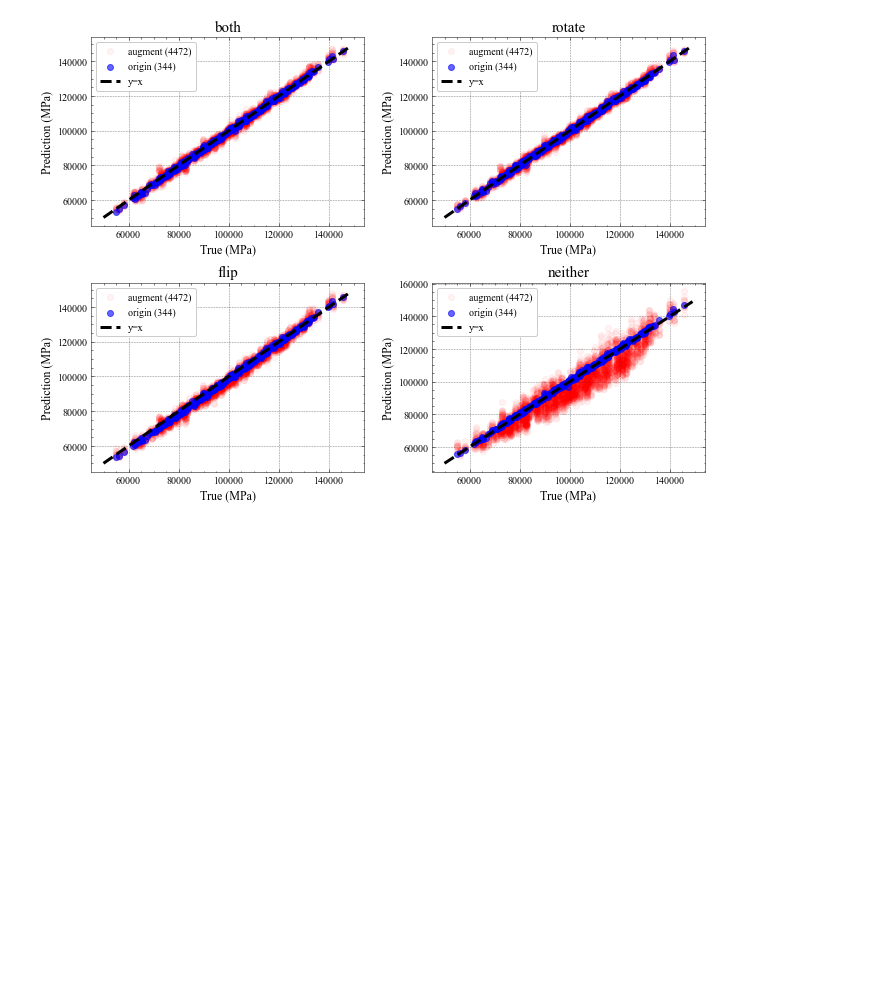
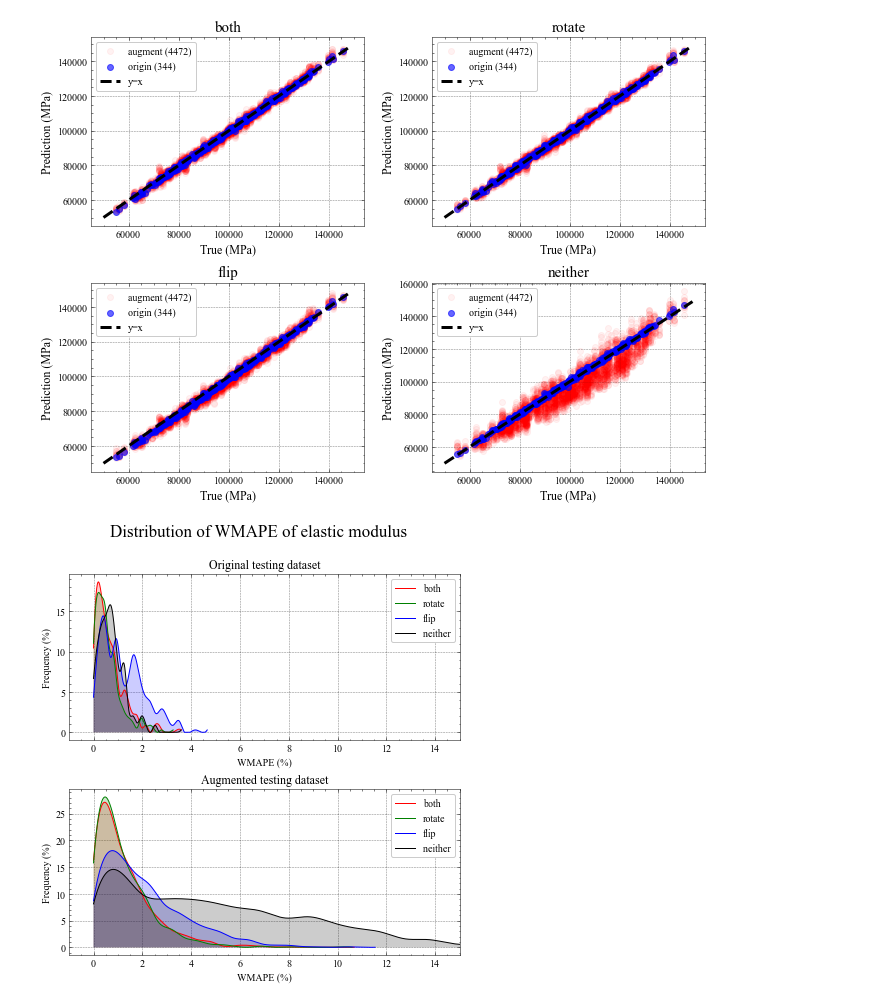
Before and after one commit to Diouo/Ni-YSZ_CNN, a Jupyter notebook: codes/rebuttal.ipynb, the cells around one changed output. Saved outputs shown, nothing was run; the diff lists cells and outputs as text; code cells hidden in the pictures; blank space fills up the shorter version.

Commit message:
join the original test

```diff
--- a/codes/rebuttal.ipynb
+++ b/codes/rebuttal.ipynb
@@ -226,0 +285,59 @@ show_mae_scatter(test_x, test_y)
+# %%
+# 画MAPE分布图
+def show_wmape_density():
+
+    data = pd.read_excel('/home/guozy/Ni-YSZ_CNN/wmape_density.xlsx',header=0)
+    label = ['both', 'rotate', 'flip', 'neither']
+    color = ['red','green','blue','k']
+    bins_num = 21
+
+    plt.figure(figsize=(7, 7))
+
+    for i in range(1,3): # 两幅图
+        plt.subplot(2,1,i)
+        for j in range(4): # 每幅图4条曲线
+
+            if i ==1 :
+                plt.title('Original testing dataset')
+                mape = data.iloc[0:344,j] * 100
+            else :
+                plt.title('Augmented testing dataset')
+                mape = data.iloc[:,j] * 100
+
+            mape_max = np.max(mape)
+            bins_contain = mape_max/(bins_num-1)
+
+            x = np.zeros([bins_num])
+            y = np.zeros([bins_num])
+
+            for k in range(bins_num):
+                x[k] = k * bins_contain
+
+            for k in range(len(mape)):
+                y[int(np.around(mape[k] / bins_contain))] += 1
+
+
+            f = interpolate.interp1d(x, y, kind="cubic", fill_value="extrapolate")
+
+            x_show=np.linspace(0,mape_max,1000)
+            # print(np.max(x_show), mape_max)
+            y_show = f(x_show)
+            y_show = np.maximum(y_show, 0)
+            y_show = y_show / mape.shape[0] * 100
+
+            plt.plot(x_show,y_show,label=label[j],color=color[j])
+            plt.fill_between(x_show, 0, y_show, facecolor=color[j], alpha=0.2)
+            plt.xlim([-1,15])
+
+        plt.xlabel('WMAPE (%)')
+        plt.ylabel('Frequency (%)')
+        plt.legend()
+
+    plt.subplots_adjust(left=None, bottom=None, right=None, top=None, wspace=None, hspace=0.3)
+
+    plt.suptitle('Distribution of WMAPE of elastic modulus',fontsize=17)
+    plt.savefig('/home/guozy/Ni-YSZ_CNN/Figure_'+str(3)+'.jpg',dpi=1000)
+
+show_wmape_density()
+# %% [output]
+[figure, added]
```
Also changed, not shown: parts of 6 cells of this notebook, 3 other files.
